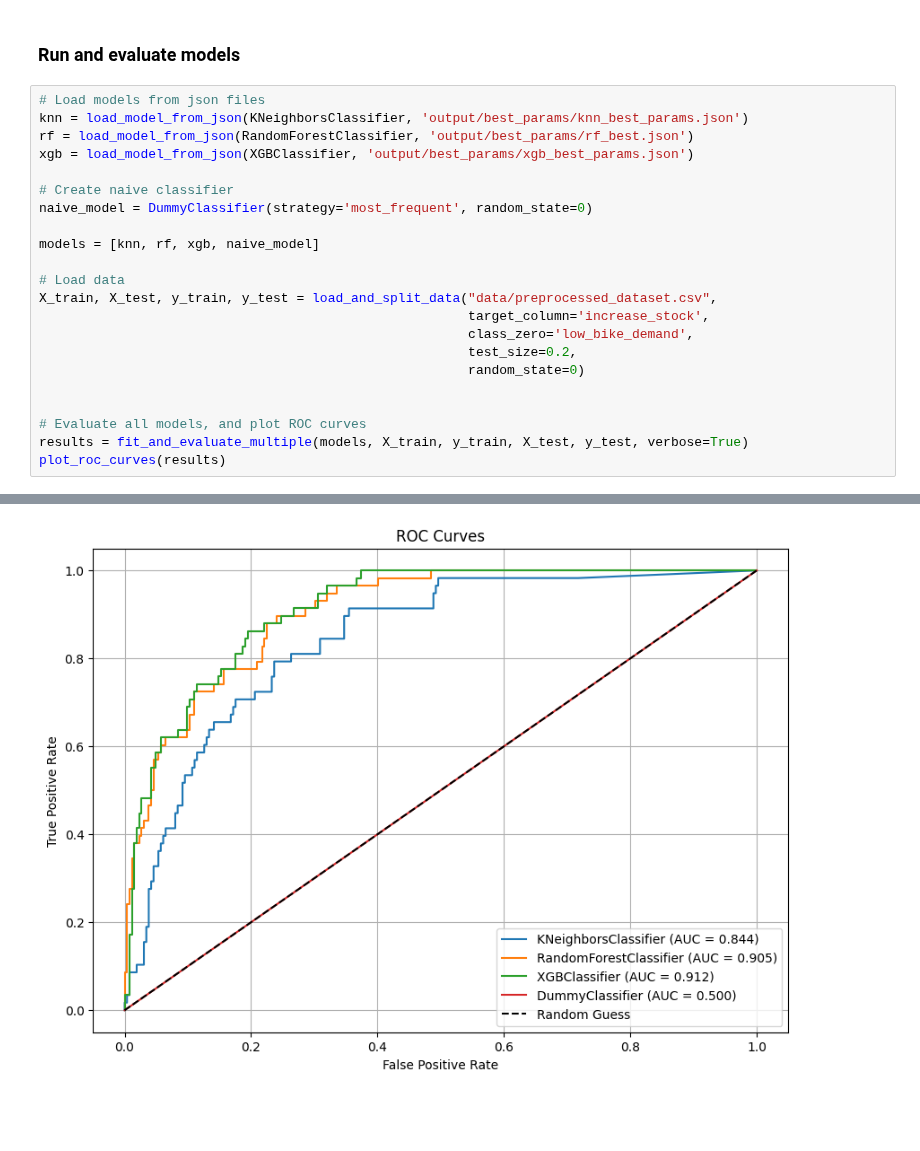
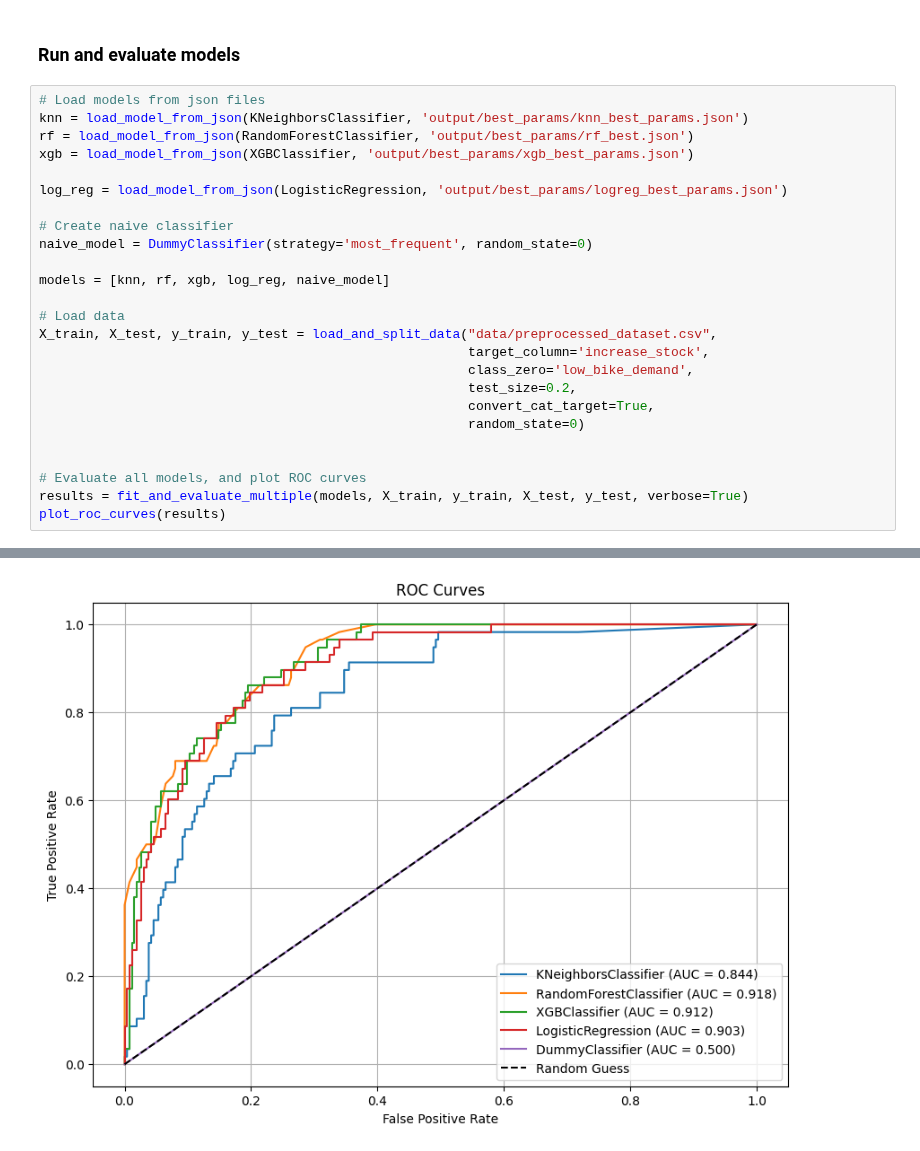
Before and after one commit to AlbertBS2/Predict-Bikes-Availability, a Jupyter notebook: main.ipynb, the cells around one changed output, grey strips where cells are left out. Saved outputs shown, nothing was run; the diff lists cells and outputs as text; blank space fills up the shorter version.

```diff
--- a/main.ipynb
+++ b/main.ipynb
@@ -17,16 +18,19 @@ knn = load_model_from_json(KNeighborsClassifier, 'output/best_params/knn_best_pa
 rf = load_model_from_json(RandomForestClassifier, 'output/best_params/rf_best.json')
 xgb = load_model_from_json(XGBClassifier, 'output/best_params/xgb_best_params.json')
 
+log_reg = load_model_from_json(LogisticRegression, 'output/best_params/logreg_best_params.json')
+
 # Create naive classifier
 naive_model = DummyClassifier(strategy='most_frequent', random_state=0)
 
-models = [knn, rf, xgb, naive_model]
+models = [knn, rf, xgb, log_reg, naive_model]
 
 # Load data
 X_train, X_test, y_train, y_test = load_and_split_data("data/preprocessed_dataset.csv",
                                                        target_column='increase_stock',
                                                        class_zero='low_bike_demand',
                                                        test_size=0.2,
+                                                       convert_cat_target=True,
                                                        random_state=0)
 
 
@@ -50,5 +54,5 @@ Accuracy: 0.8750
 ROC AUC: 0.5000
 Confusion Matrix:
 [[262   0]
  [ 58   0]]
-[figure, old version]
+[figure, new version]
```
Also changed, not shown: parts of 2 cells of this notebook.
